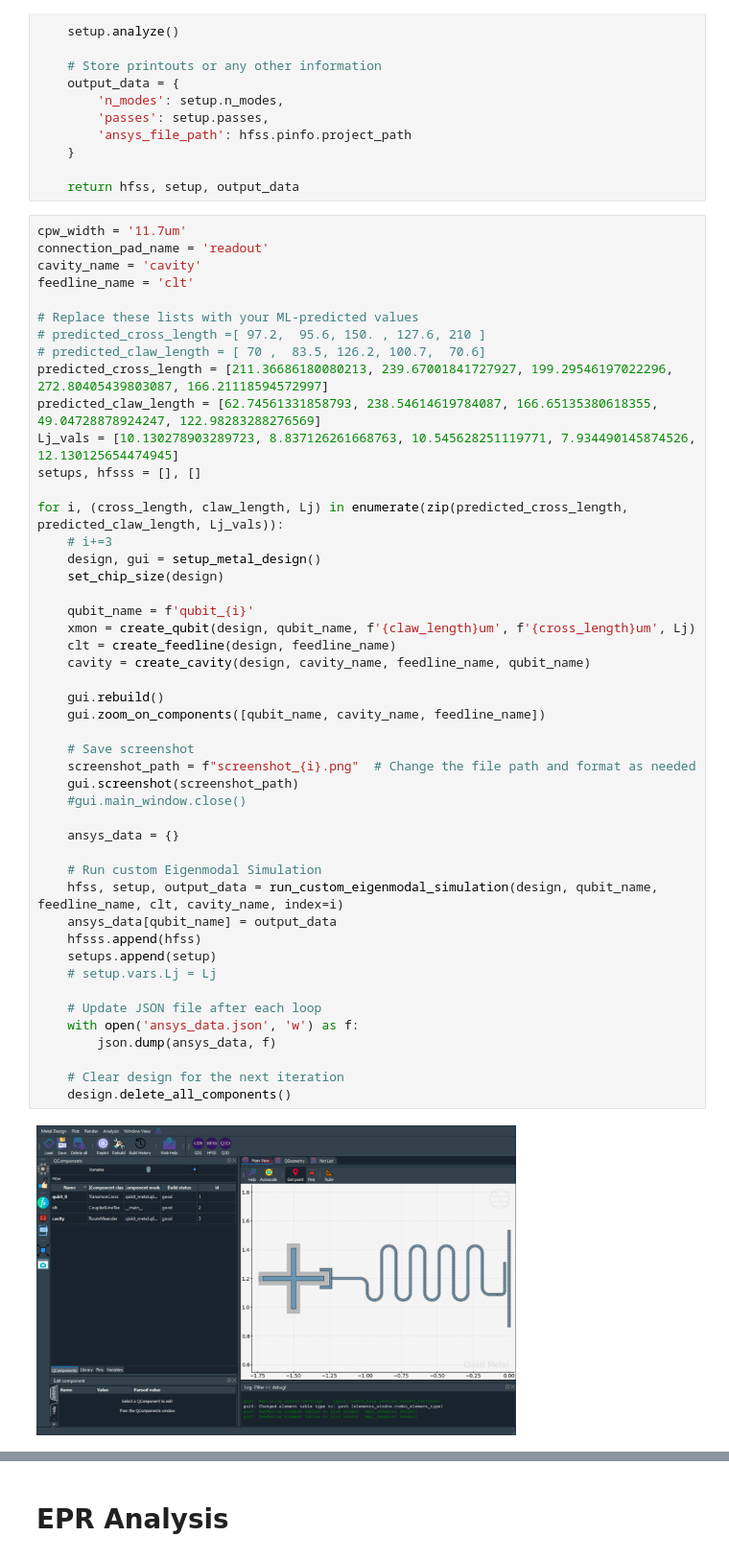
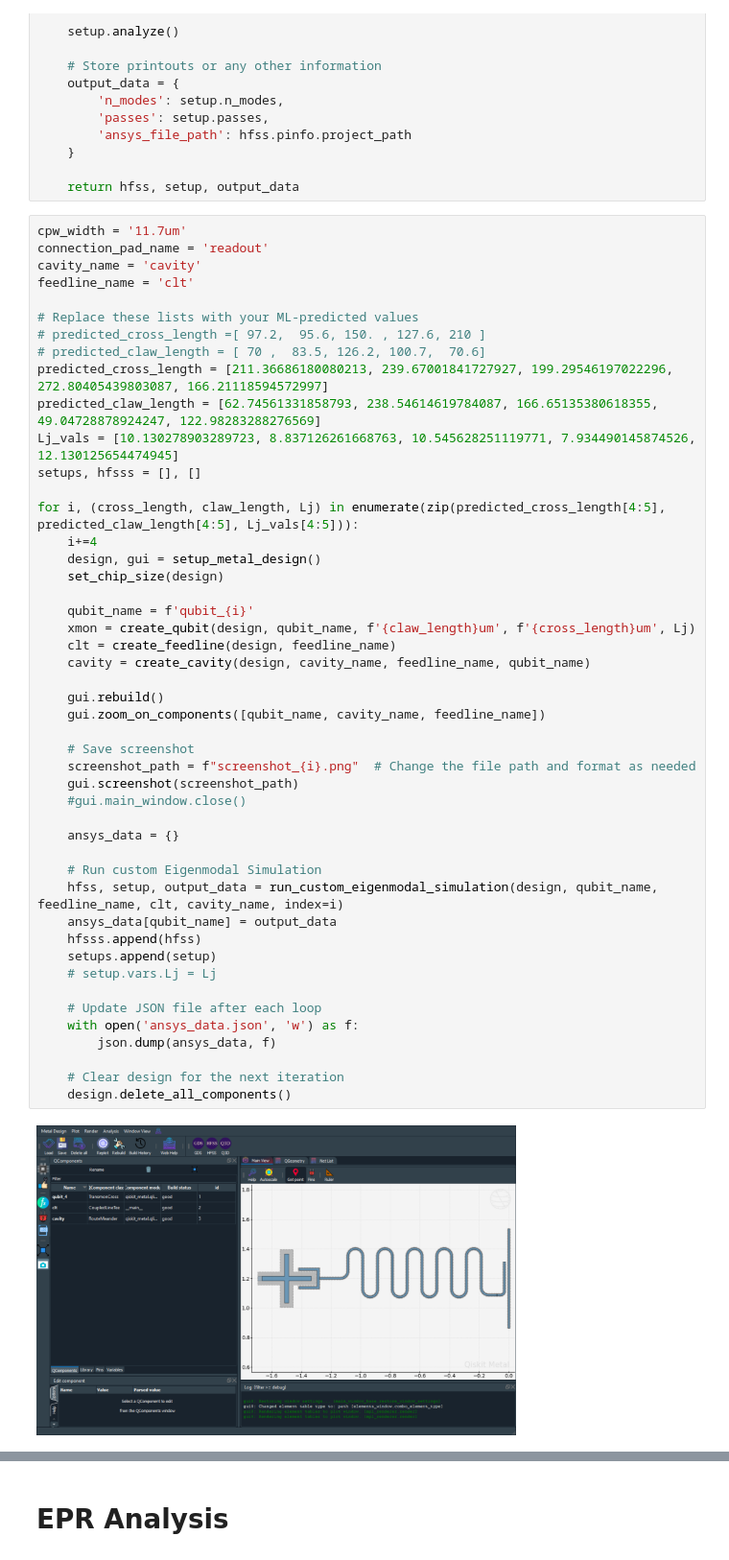
Before and after one commit to LFL-Lab/full_device_epr, a Jupyter notebook: Device_Simmer.ipynb, the cells around one changed output, grey strips where cells are left out. Shown at 96% size. Cells and saved outputs as stored; diff of their text form.

```diff
--- a/Device_Simmer.ipynb
+++ b/Device_Simmer.ipynb
@@ -317,38 +317,38 @@ predicted_claw_length = [62.74561331858793, 238.54614619784087, 166.651353806183
 Lj_vals = [10.130278903289723, 8.837126261668763, 10.545628251119771, 7.934490145874526, 12.130125654474945]
 setups, hfsss = [], []
 
-for i, (cross_length, claw_length, Lj) in enumerate(zip(predicted_cross_length, predicted_claw_length, Lj_vals)):
-    # i+=3
+for i, (cross_length, claw_length, Lj) in enumerate(zip(predicted_cross_length[4:5], predicted_claw_length[4:5], Lj_vals[4:5])):
+    i+=4
     design, gui = setup_metal_design()
     set_chip_size(design)
 
     qubit_name = f'qubit_{i}'
     xmon = create_qubit(design, qubit_name, f'{claw_length}um', f'{cross_length}um', Lj)
     clt = create_feedline(design, feedline_name)
     cavity = create_cavity(design, cavity_name, feedline_name, qubit_name)
 
     gui.rebuild()
     gui.zoom_on_components([qubit_name, cavity_name, feedline_name])
 
     # Save screenshot
     screenshot_path = f"screenshot_{i}.png"  # Change the file path and format as needed
     gui.screenshot(screenshot_path)
     #gui.main_window.close()
 
     ansys_data = {}
 
     # Run custom Eigenmodal Simulation
     hfss, setup, output_data = run_custom_eigenmodal_simulation(design, qubit_name, feedline_name, clt, cavity_name, index=i)
     ansys_data[qubit_name] = output_data
     hfsss.append(hfss)
     setups.append(setup)
     # setup.vars.Lj = Lj
 
     # Update JSON file after each loop
     with open('ansys_data.json', 'w') as f:
         json.dump(ansys_data, f)
 
     # Clear design for the next iteration
     design.delete_all_components()
 # %% [output]
-[figure, old version]
+[figure, new version]
```
Also changed, not shown: parts of 1 cell of this notebook, 16 other files.
